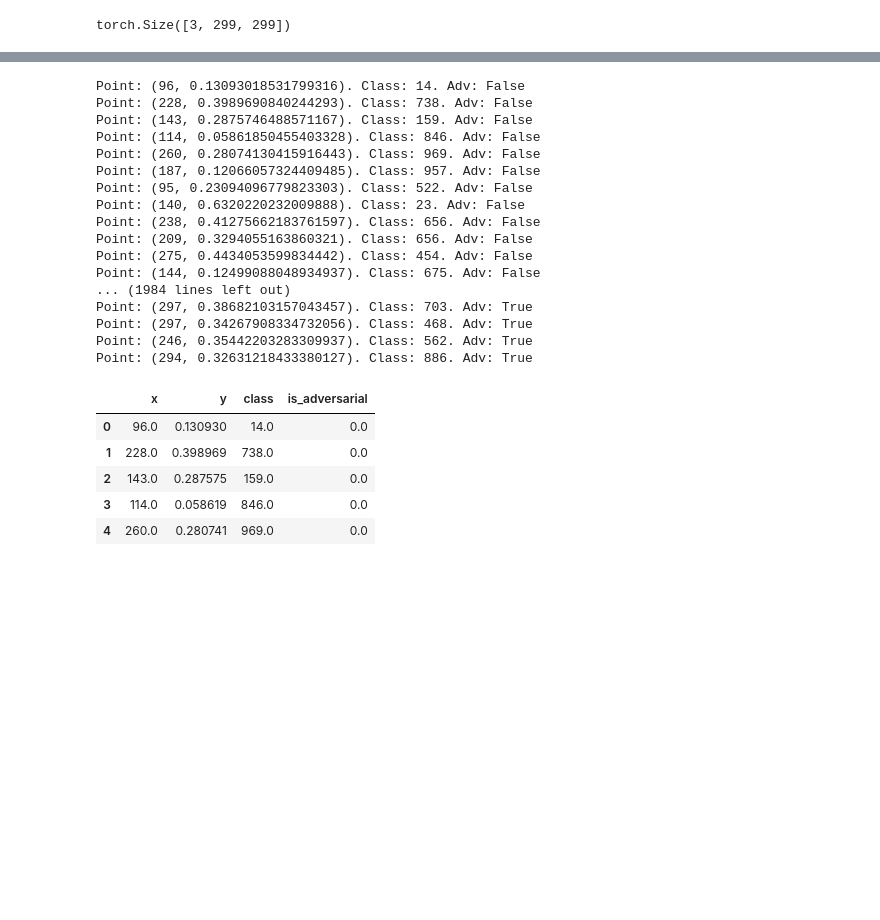
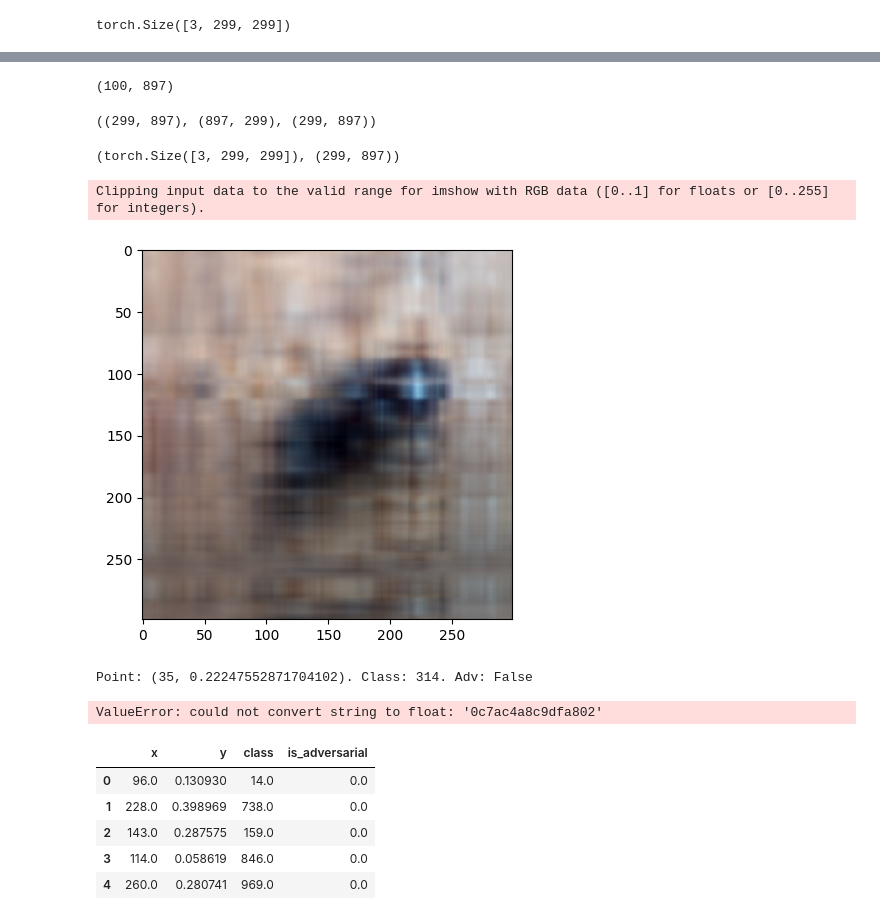
Before and after one commit to koendamme/AdversarialDefense, a Jupyter notebook: defense.ipynb, the cells around one changed output, grey strips where cells are left out. Drawn from its saved outputs; the diff is of its cells as text; code cells hidden in the pictures; blank space fills up the shorter version.

```diff
--- a/defense.ipynb
+++ b/defense.ipynb
@@ -34,3 +34,14 @@ dataloader = DataLoader(dataset, batch_size=32, shuffle=True)
 dataset[0][0].shape
 # %% [output]
 torch.Size([3, 299, 299])
+# %%
+from sklearn.utils.extmath import randomized_svd
+
+image = dataset[0][0]
+
+img = np.zeros((image.shape[1], image.shape[0] * image.shape[2]))
+img[:, :image.shape[1]] = image[0, :, :].numpy()
+img[:, image.shape[1]:image.shape[1]*2] = image[1, :, :].numpy()
+img[:, image.shape[1]*2:image.shape[1]*3] = image[2, :, :].numpy()
+
+U, s, WT = randomized_svd(img, n_components=299, random_state=0)
@@ -37 +52,28 @@ torch.Size([3, 299, 299])
+# %%
+WT[:100, :].shape
+# %% [output]
+(100, 897)
+# %%
+img.shape, WT.T.shape, WT.shape
+# %% [output]
+((299, 897), (897, 299), (299, 897))
+# %%
+WT_k = WT[:5, :]
+# %%
+X_k = img @ WT_k.T @ WT_k
+# %%
+image.shape, X_k.shape
+# %% [output]
+(torch.Size([3, 299, 299]), (299, 897))
+# %%
+final_image = np.zeros((image.shape))
+final_image[0, :, :] = X_k[:, :image.shape[1]]
+final_image[1, :, :] = X_k[:, image.shape[1]:image.shape[1]*2]
+final_image[2, :, :] = X_k[:, image.shape[1]*2:image.shape[1]*3]
+
+# plt.imshow(final_image, cmap='grey')
+show_image(torch.Tensor(final_image))
+# %% [output]
+Clipping input data to the valid range for imshow with RGB data ([0..1] for floats or [0..255] for integers).
+[figure, added]
 # %%
@@ -55,6 +113,6 @@ def find_kp_point(image, model):
     return 1, probabilities[0, c_original].item(), c_original.item()
 # %%
-kp_set = np.zeros((2*len(dataset), 4))
+kp_set = np.zeros((2*len(dataset), 5))
 subset_length = len(dataset)
 
 for i in tqdm(range(2*subset_length)):
@@ -62,6 +120,7 @@ for i in tqdm(range(2*subset_length)):
 
     img = row[0]
     noise = row[1]
+    id = row[4]
 
     is_adv = i - subset_length >= 0
     if is_adv:
@@ -70,25 +129,10 @@ for i in tqdm(range(2*subset_length)):
     k, p, c = find_kp_point(img, model)
     print(f"Point: ({k}, {p}). Class: {c}. Adv: {is_adv}")
 
-    kp_set[i] = [k, p, c, is_adv]
+    kp_set[i] = [id, k, p, c, is_adv]
 # %% [output]
-Point: (96, 0.13093018531799316). Class: 14. Adv: False
-Point: (228, 0.3989690840244293). Class: 738. Adv: False
-Point: (143, 0.2875746488571167). Class: 159. Adv: False
-Point: (114, 0.05861850455403328). Class: 846. Adv: False
-Point: (260, 0.28074130415916443). Class: 969. Adv: False
-Point: (187, 0.12066057324409485). Class: 957. Adv: False
-Point: (95, 0.23094096779823303). Class: 522. Adv: False
-Point: (140, 0.6320220232009888). Class: 23. Adv: False
-Point: (238, 0.41275662183761597). Class: 656. Adv: False
-Point: (209, 0.3294055163860321). Class: 656. Adv: False
-Point: (275, 0.4434053599834442). Class: 454. Adv: False
-Point: (144, 0.12499088048934937). Class: 675. Adv: False
-... (1984 lines left out)
-Point: (297, 0.38682103157043457). Class: 703. Adv: True
-Point: (297, 0.34267908334732056). Class: 468. Adv: True
-Point: (246, 0.35442203283309937). Class: 562. Adv: True
-Point: (294, 0.32631218433380127). Class: 886. Adv: True
+Point: (35, 0.22247552871704102). Class: 314. Adv: False
+ValueError: could not convert string to float: '0c7ac4a8c9dfa802'
 # %%
 df = pd.DataFrame(kp_set, columns=["x", "y", "class", "is_adversarial"])
 # %%
```
Also changed, not shown: parts of 3 cells of this notebook, 3 other files.
